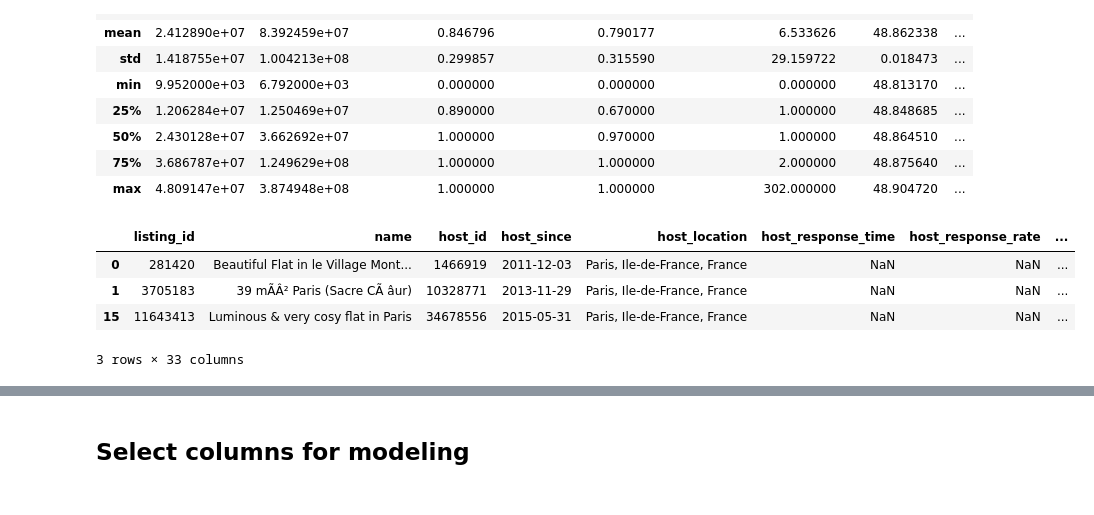
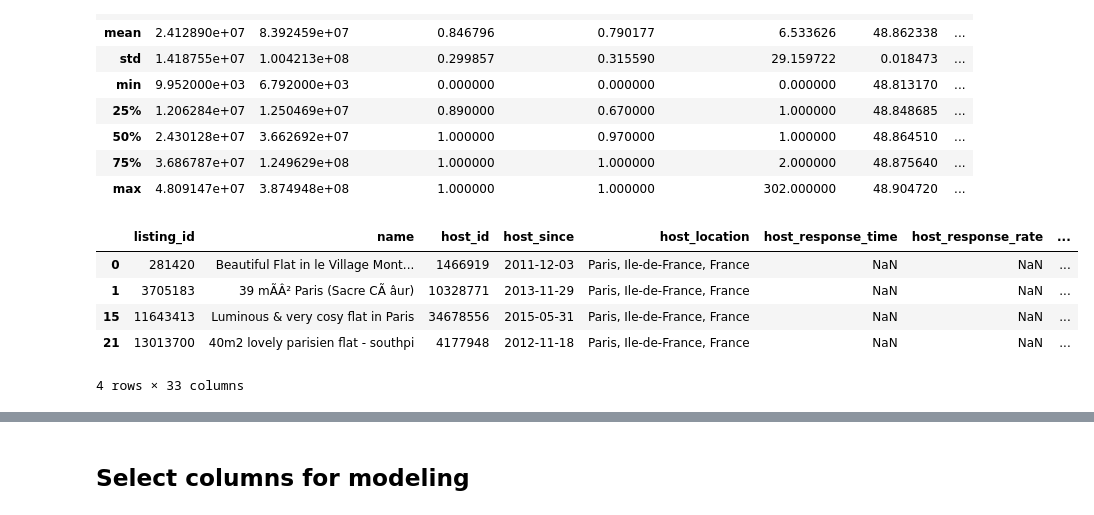
Before and after one commit to AMMISAIDFaical/Paris_Airbnb_Study, a Jupyter notebook: notebooks/Data_preprocessing.ipynb, the cells around one changed output, grey strips where cells are left out. Drawn from its saved outputs; the diff is of its cells as text; code cells hidden in the pictures.

```diff
--- a/notebooks/Data_preprocessing.ipynb
+++ b/notebooks/Data_preprocessing.ipynb
@@ -111,7 +111,7 @@ paris_listing.describe()
 | 75% | 3.686787e+07 | 1.249629e+08 | 1.000000 | 1.000000 | 2.000000 | 48.875640 | ... |
 | max | 4.809147e+07 | 3.874948e+08 | 1.000000 | 1.000000 | 302.000000 | 48.904720 | ... |
 # %%
-paris_listing.head(3)
+paris_listing.head(4)
 # %% [output]
 |  | listing_id | name | host_id | host_since | host_location | host_response_time | host_response_rate | ... |
 | 0 | 281420 | Beautiful Flat in le Village Mont... | 1466919 | 2011-12-03 | Paris, Ile-de-France, France | NaN | NaN | ... |
@@ -119,2 +119,3 @@ paris_listing.head(3)
 | 15 | 11643413 | Luminous & very cosy flat in Paris | 34678556 | 2015-05-31 | Paris, Ile-de-France, France | NaN | NaN | ... |
+| 21 | 13013700 | 40m2 lovely parisien flat - southpi | 4177948 | 2012-11-18 | Paris, Ile-de-France, France | NaN | NaN | ... |
-3 rows × 33 columns
+4 rows × 33 columns
```
Also changed, not shown: parts of 17 cells of this notebook, 3 other files.
